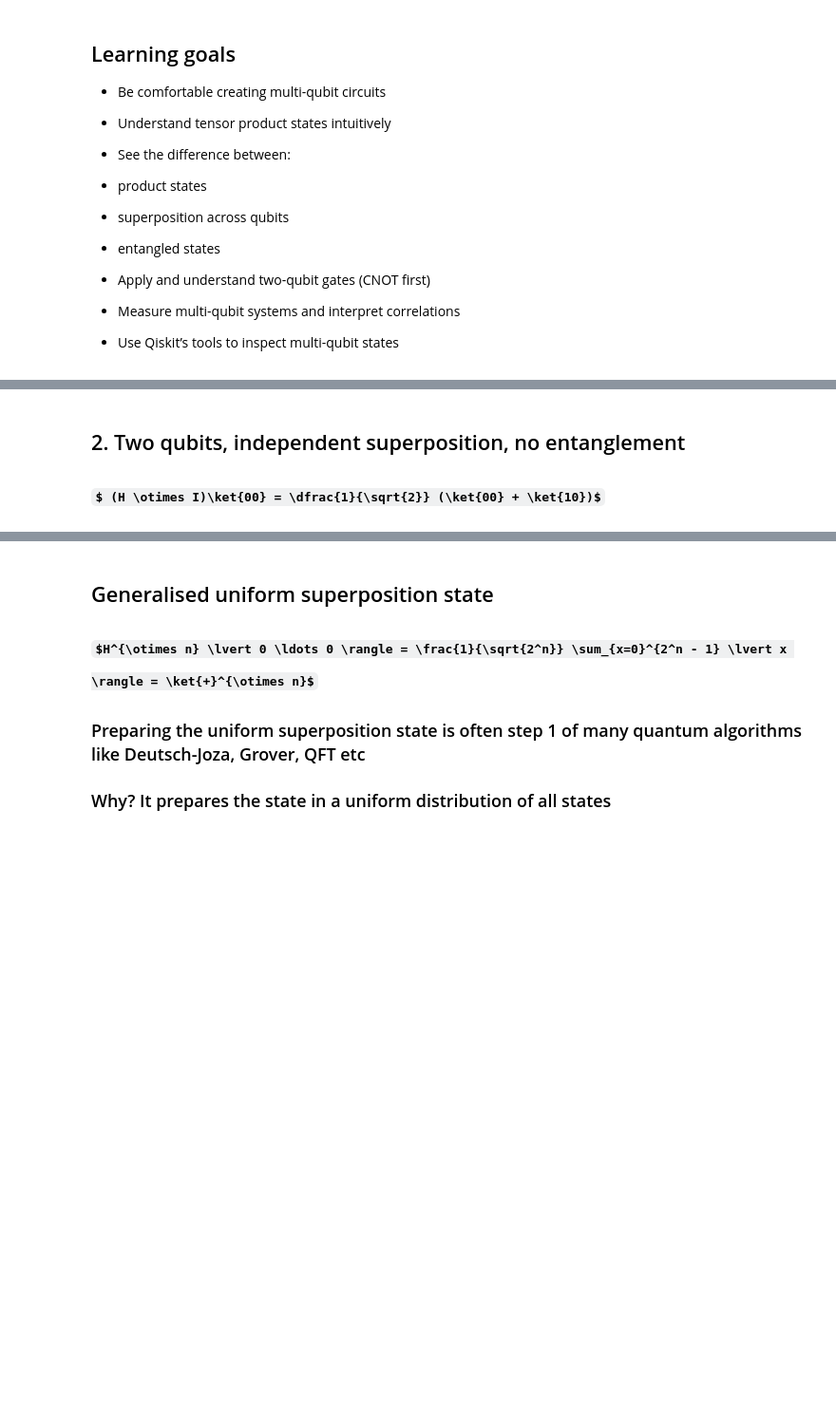
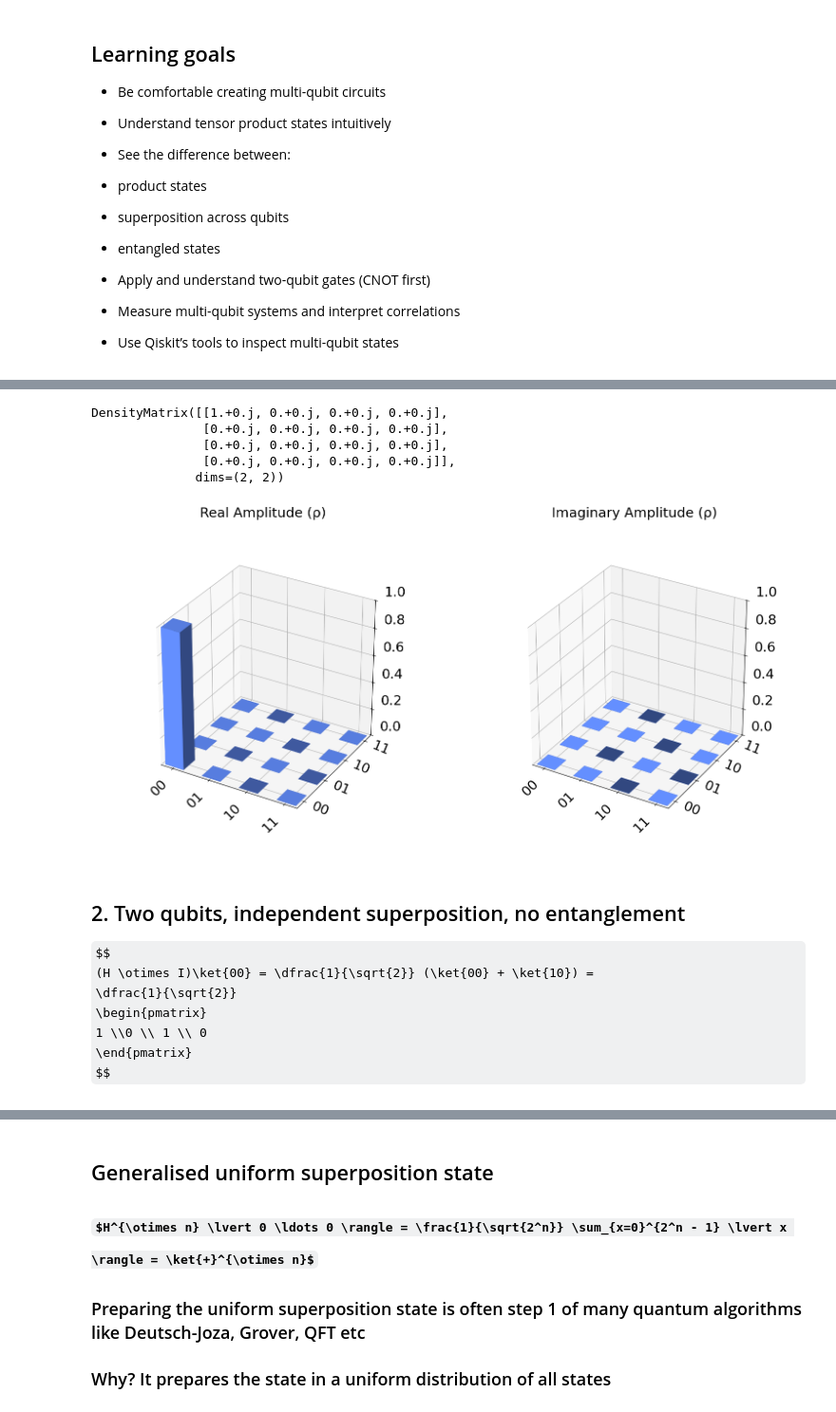
Before and after one commit to JoeyRogers-svg/Qiskit-fundamentals-course, a Jupyter notebook: 2-multiple-qubits.ipynb, the cells around one changed output, grey strips where cells are left out. Shown at 95% size. Cells and saved outputs as stored; diff of their text form; code cells hidden in the pictures; some formulas as TeX source; blank space fills up the shorter version.

```diff
--- a/2-multiple-qubits.ipynb
+++ b/2-multiple-qubits.ipynb
@@ -39,7 +48,23 @@ print(state.probabilities_dict())
+# %%
+print(DensityMatrix(state))
+plot_state_city(state)
+# %% [output]
+DensityMatrix([[1.+0.j, 0.+0.j, 0.+0.j, 0.+0.j],
+               [0.+0.j, 0.+0.j, 0.+0.j, 0.+0.j],
+               [0.+0.j, 0.+0.j, 0.+0.j, 0.+0.j],
+               [0.+0.j, 0.+0.j, 0.+0.j, 0.+0.j]],
+              dims=(2, 2))
+[figure, added]
 # %% [markdown]
 ## 2. Two qubits, independent superposition, no entanglement
 
-## $ (H \otimes I)\ket{00} = \dfrac{1}{\sqrt{2}} (\ket{00} + \ket{10})$
+$$
+(H \otimes I)\ket{00} = \dfrac{1}{\sqrt{2}} (\ket{00} + \ket{10}) =
+\dfrac{1}{\sqrt{2}}
+\begin{pmatrix}
+1 \\0 \\ 1 \\ 0
+\end{pmatrix}
+$$
 # %%
 from qiskit.visualization import plot_histogram
 import pprint
```
Also changed, not shown: parts of 29 cells of this notebook, 1 other file.
